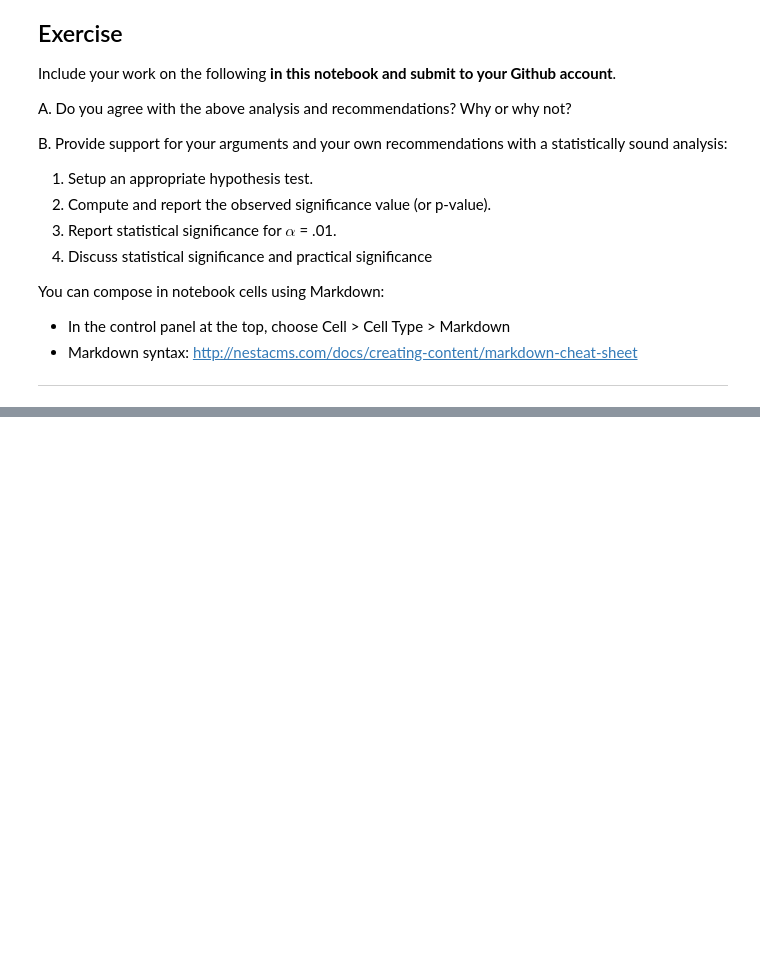
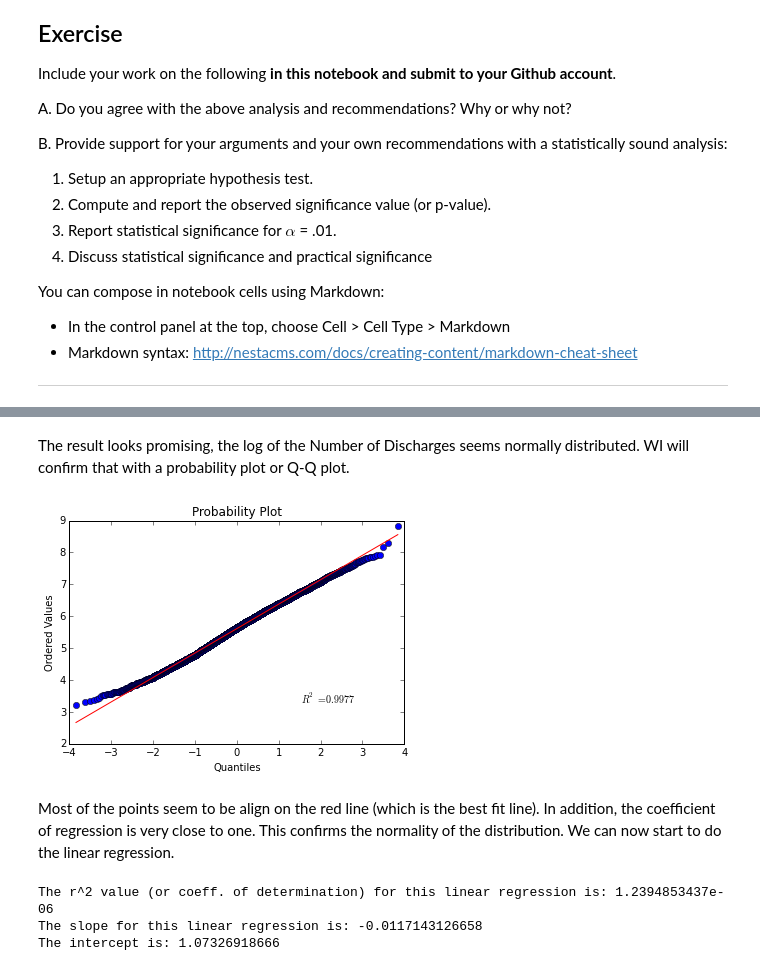
Before and after one commit to bartstonejjj/DataScienceIntensive, a Jupyter notebook: 52/statistics project 3/sliderule_dsi_inferential_statistics_exercise_3.ipynb, the cells around one changed output, grey strips where cells are left out. Saved outputs shown, nothing was run; the diff lists cells and outputs as text; code cells hidden in the pictures; blank space fills up the shorter version.

```diff
--- a/52/statistics project 3/sliderule_dsi_inferential_statistics_exercise_3.ipynb
+++ b/52/statistics project 3/sliderule_dsi_inferential_statistics_exercise_3.ipynb
@@ -169,0 +216,23 @@ Directives and incentives should be provided for consolidation of hospitals and
+# %% [markdown]
+The result looks promising, the log of the Number of Discharges seems normally distributed. WI will confirm that with a probability plot or Q-Q plot.
+# %%
+res = stats.probplot(df['Number of Discharges'], dist = "norm", plot = plt)
+plt.show()
+# %% [output]
+[figure, added]
+# %% [markdown]
+Most of the points seem to be align on the red line (which is the best fit line). In addition, the coefficient of regression is very close to one. This confirms the normality of the distribution. We can now start to do the linear regression.
+# %%
+# Build the x1 and y1 arrays for the linear regression
+x1 = df['Number of Discharges']
+y1 = df['Excess Readmission Ratio']
+
+# Perform a linear regression on all data in dfc2
+slope, intercept, r_val, p_val, std_err = stats.linregress(x1,y1)
+print "The r^2 value (or coeff. of determination) for this linear regression is:", std_err ** 2
+print "The slope for this linear regression is:", slope
+print "The intercept is:", intercept
+# %% [output]
+The r^2 value (or coeff. of determination) for this linear regression is: 1.2394853437e-06
+The slope for this linear regression is: -0.0117143126658
+The intercept is: 1.07326918666
```
Also changed, not shown: parts of 30 cells of this notebook.
